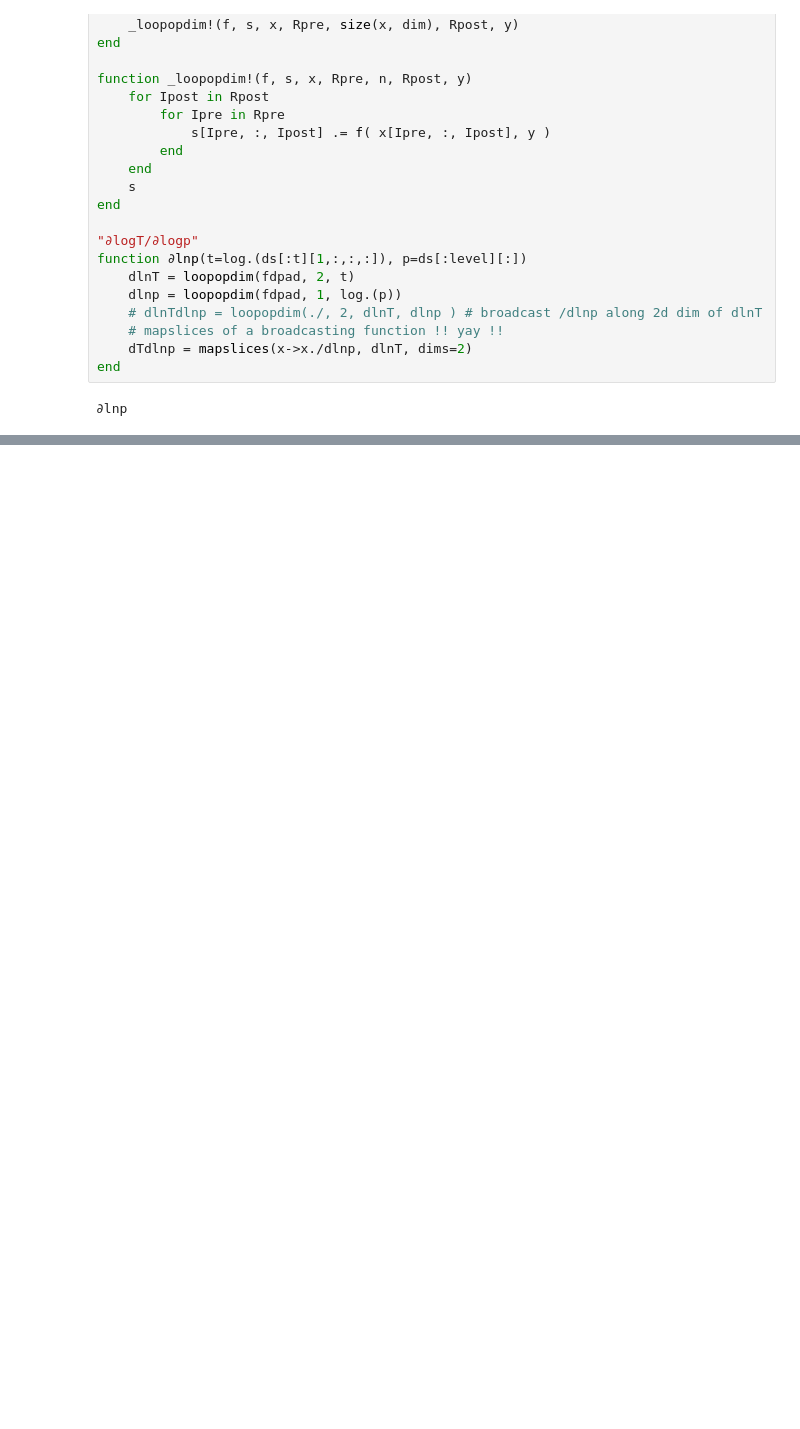
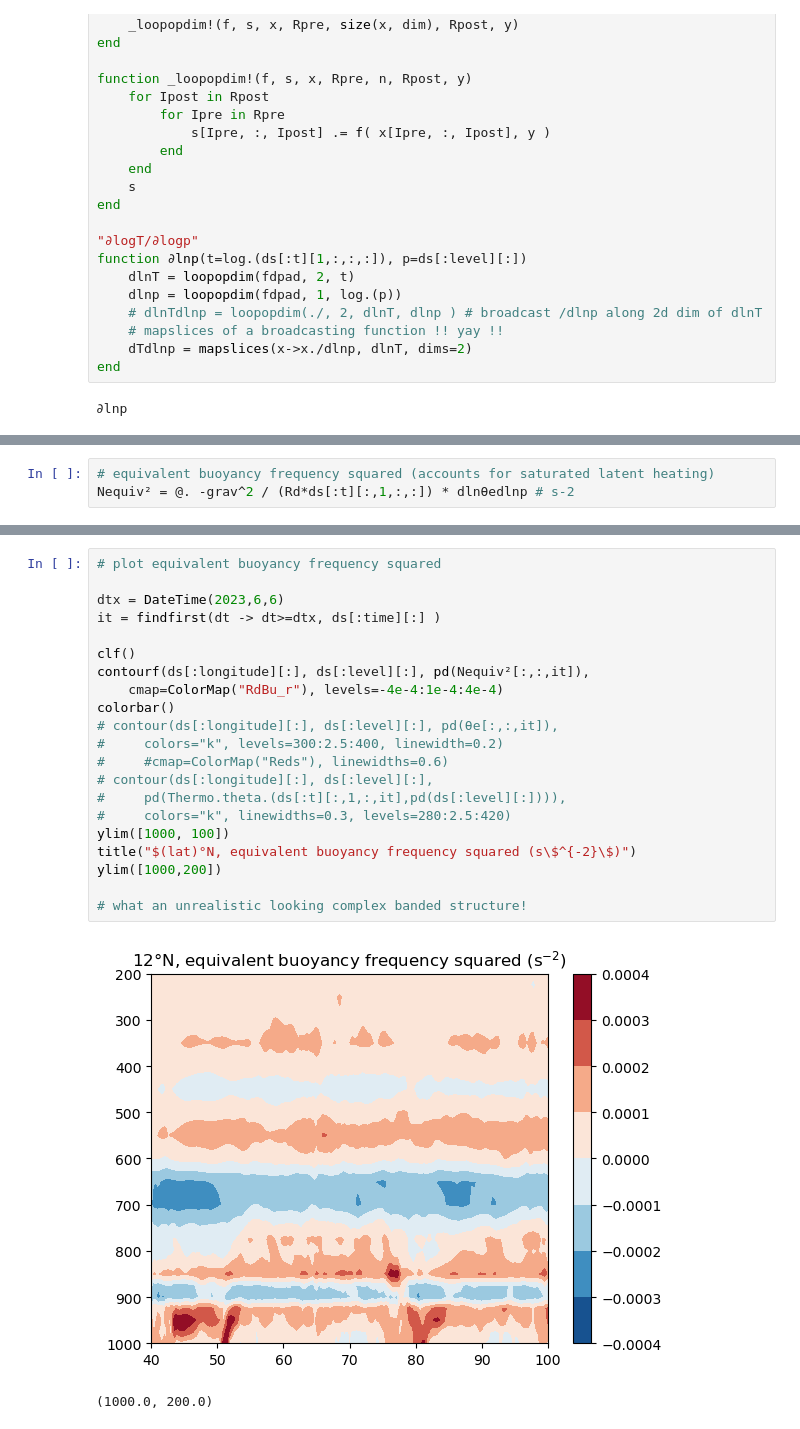
Before and after one commit to deszoeke/ASTRAL-era5, a Jupyter notebook: src/plot_12n.ipynb, the cells around one changed output, grey strips where cells are left out. Cells and saved outputs as stored; diff of their text form; blank space fills up the shorter version.

```diff
--- a/src/plot_12n.ipynb
+++ b/src/plot_12n.ipynb
@@ -446,0 +410,3 @@ gcf()
+# %%
+# equivalent buoyancy frequency squared (accounts for saturated latent heating)
+Nequiv² = @. -grav^2 / (Rd*ds[:t][:,1,:,:]) * dlnθedlnp # s-2
@@ -446,0 +431,24 @@ gcf()
+# %%
+# plot equivalent buoyancy frequency squared
+
+dtx = DateTime(2023,6,6)
+it = findfirst(dt -> dt>=dtx, ds[:time][:] )
+
+clf()
+contourf(ds[:longitude][:], ds[:level][:], pd(Nequiv²[:,:,it]),
+    cmap=ColorMap("RdBu_r"), levels=-4e-4:1e-4:4e-4)
+colorbar()
+# contour(ds[:longitude][:], ds[:level][:], pd(θe[:,:,it]),
+#     colors="k", levels=300:2.5:400, linewidth=0.2)
+#     #cmap=ColorMap("Reds"), linewidths=0.6)
+# contour(ds[:longitude][:], ds[:level][:],
+#     pd(Thermo.theta.(ds[:t][:,1,:,it],pd(ds[:level][:]))),
+#     colors="k", linewidths=0.3, levels=280:2.5:420)
+ylim([1000, 100])
+title("$(lat)°N, equivalent buoyancy frequency squared (s\$^{-2}\$)")
+ylim([1000,200])
+
+# what an unrealistic looking complex banded structure!
+# %% [output]
+[figure, added]
+(1000.0, 200.0)
```
Also changed, not shown: parts of 22 cells of this notebook, 1 other file.
